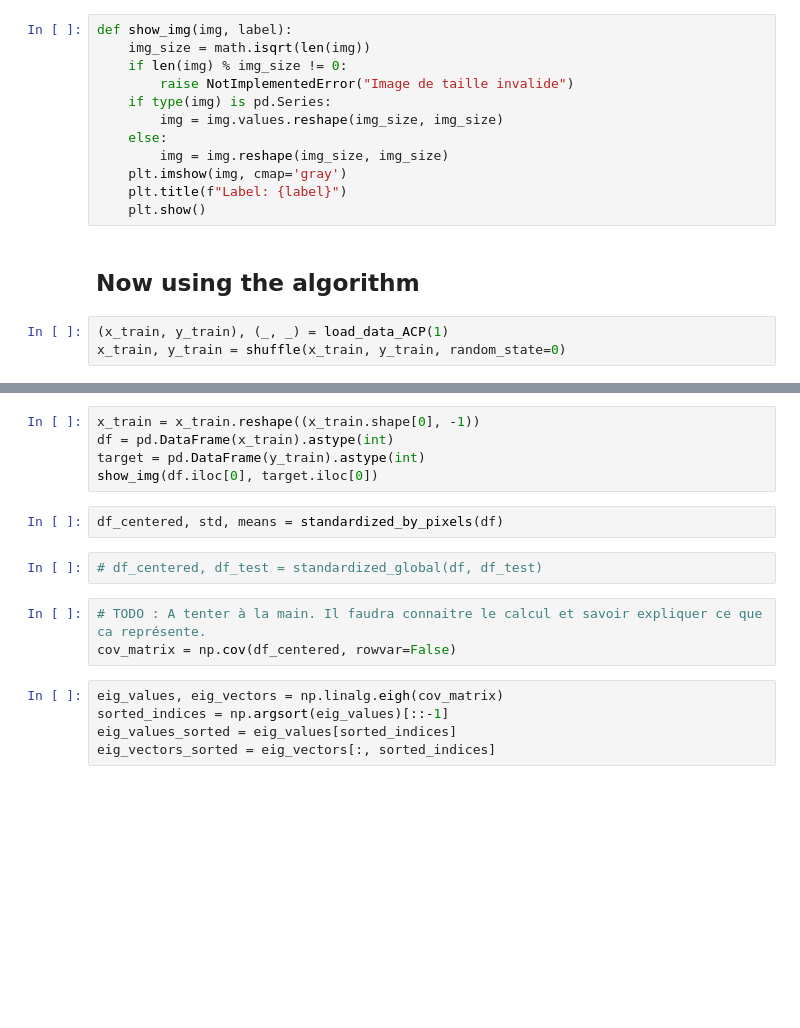
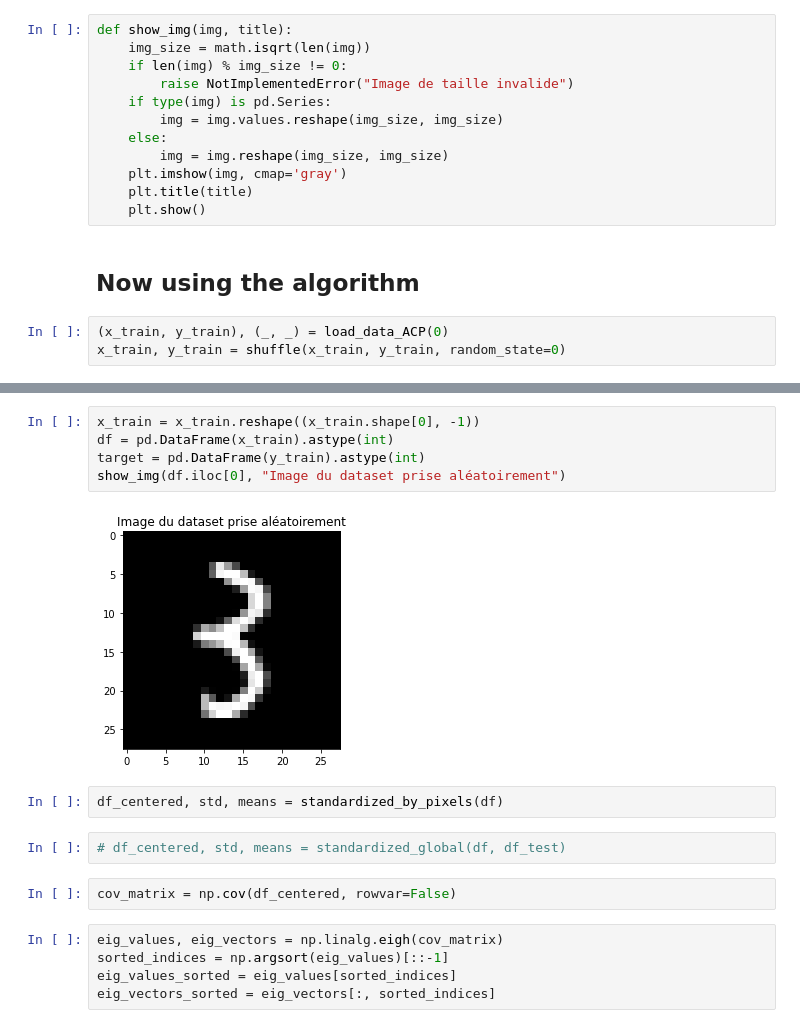
Before and after one commit to Elesdes/5IABD_UnsupervisedDL, a Jupyter notebook: notebooks/ACP.ipynb, the cells around one changed output, grey strips where cells are left out. Cells and saved outputs as stored; diff of their text form; blank space fills up the shorter version.

```diff
--- a/notebooks/ACP.ipynb
+++ b/notebooks/ACP.ipynb
@@ -163,7 +158,7 @@ def know_k(eig_values_sorted, target_percent=0.85):
 # %% [markdown]
 ## Show image
 # %%
-def show_img(img, label):
+def show_img(img, title):
     img_size = math.isqrt(len(img))
     if len(img) % img_size != 0:
         raise NotImplementedError("Image de taille invalide")
@@ -172,12 +167,12 @@ def show_img(img, label):
     else:
         img = img.reshape(img_size, img_size)
     plt.imshow(img, cmap='gray')
-    plt.title(f"Label: {label}")
+    plt.title(title)
     plt.show()
 # %% [markdown]
 ## Now using the algorithm
 # %%
-(x_train, y_train), (_, _) = load_data_ACP(1)
+(x_train, y_train), (_, _) = load_data_ACP(0)
 x_train, y_train = shuffle(x_train, y_train, random_state=0)
 # %%
 compare_pca(x_train, y_train)
@@ -184,14 +182,15 @@ compare_pca(x_train, y_train)
 # %%
 x_train = x_train.reshape((x_train.shape[0], -1))
 df = pd.DataFrame(x_train).astype(int)
 target = pd.DataFrame(y_train).astype(int)
-show_img(df.iloc[0], target.iloc[0])
+show_img(df.iloc[0], "Image du dataset prise aléatoirement")
+# %% [output]
+[figure, added]
 # %%
 df_centered, std, means = standardized_by_pixels(df)
 # %%
-# df_centered, df_test = standardized_global(df, df_test)
+# df_centered, std, means = standardized_global(df, df_test)
 # %%
-# TODO : A tenter à la main. Il faudra connaitre le calcul et savoir expliquer ce que ca représente.
 cov_matrix = np.cov(df_centered, rowvar=False)
 # %%
 eig_values, eig_vectors = np.linalg.eigh(cov_matrix)
```
Also changed, not shown: parts of 11 cells of this notebook.
